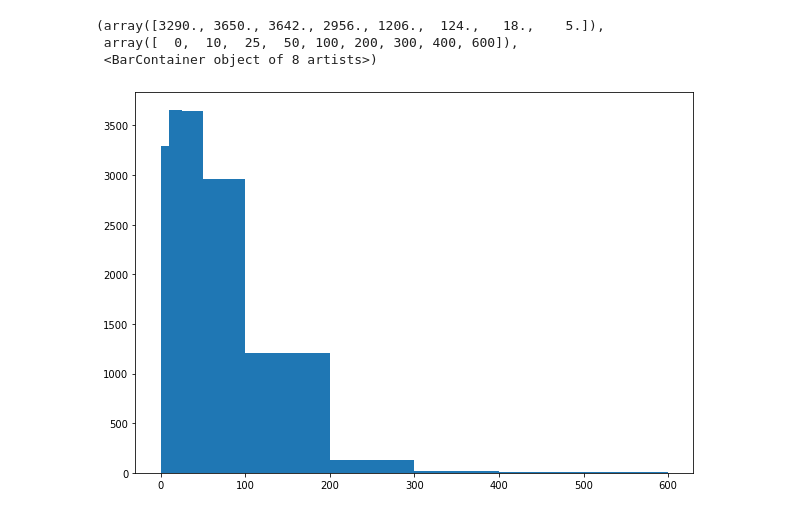
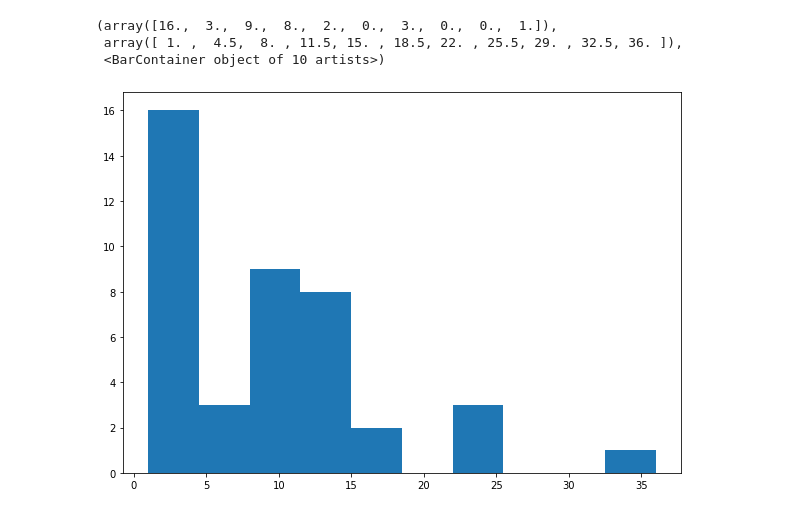
Before and after one commit to Rit-ctrl/UCSAS_2021_Poster, a Jupyter notebook: 02_calc-eff.ipynb, the cells around one changed output. Drawn from its saved outputs; the diff is of its cells as text; code cells hidden in the pictures.

```diff
--- a/02_calc-eff.ipynb
+++ b/02_calc-eff.ipynb
@@ -4,7 +23,6 @@ from helper import calculate_len_and_time
 # %%
 # read the file
-import json
-with open('data/sequences.json') as f:
+with open(f'data/seq/{match_id}.json') as f:
     t_seq = [tuple(x) for x in json.load(f)]
 # %%
 length = []
@@ -14,10 +32,10 @@ for i in t_seq:
 from matplotlib import pyplot as plt
 # %%
 fig,ax = plt.subplots(figsize=(10,7))
-ax.hist(length,bins=[0,10,25,50,100,200,300,400,600])
+ax.hist(length)
 # %% [output]
-(array([3290., 3650., 3642., 2956., 1206.,  124.,   18.,    5.]),
- array([  0,  10,  25,  50, 100, 200, 300, 400, 600]),
- <BarContainer object of 8 artists>)
+(array([16.,  3.,  9.,  8.,  2.,  0.,  3.,  0.,  0.,  1.]),
+ array([ 1. ,  4.5,  8. , 11.5, 15. , 18.5, 22. , 25.5, 29. , 32.5, 36. ]),
+ <BarContainer object of 10 artists>)
-[figure, old version]
+[figure, new version]
 # %%
```
Also changed, not shown: parts of 9 cells of this notebook, 2 other files.
